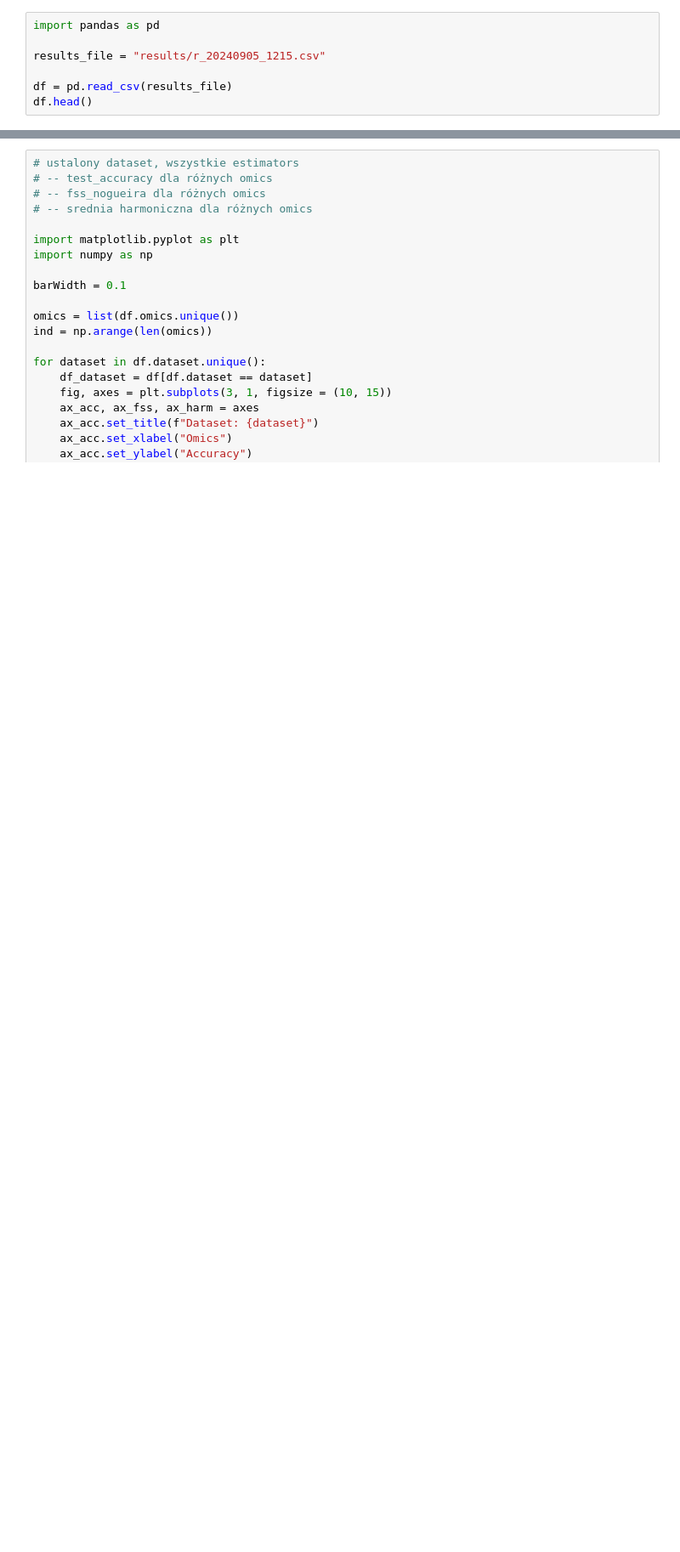
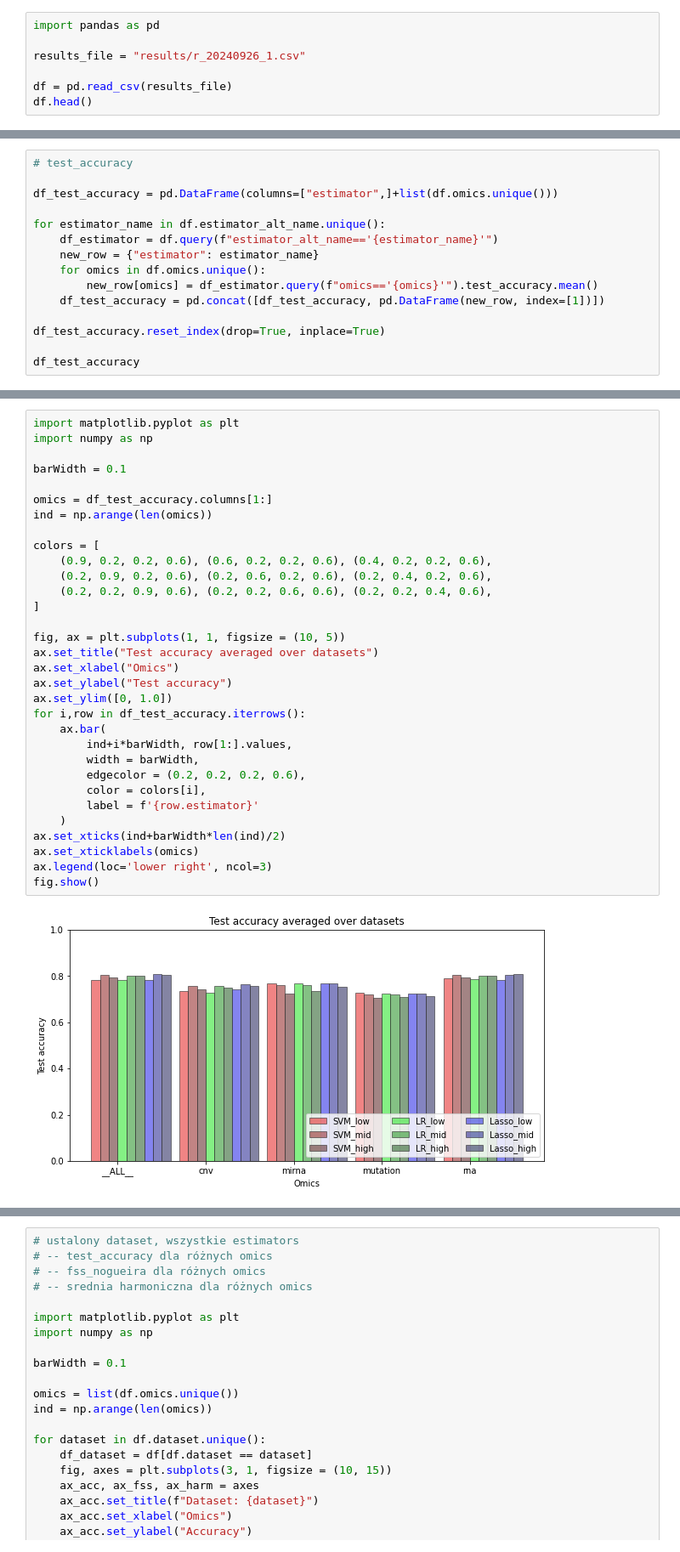
Before and after one commit to tlukaszuk/feature-selection-stability-on-multi-omics-data, a Jupyter notebook: results_presentation.ipynb, the cells around one changed output, grey strips where cells are left out. Shown at 85% size. Cells and saved outputs as stored; diff of their text form; blank space fills up the shorter version.

Commit message:
new results and datasets info

```diff
--- a/results_presentation.ipynb
+++ b/results_presentation.ipynb
@@ -1,7 +1,7 @@
 # %%
 import pandas as pd
 
-results_file = "results/r_20240905_1215.csv"
+results_file = "results/r_20240926_1.csv"
 
 df = pd.read_csv(results_file)
 df.head()
@@ -7,0 +15,15 @@ df.head()
+# %%
+# test_accuracy
+
+df_test_accuracy = pd.DataFrame(columns=["estimator",]+list(df.omics.unique()))
+
+for estimator_name in df.estimator_alt_name.unique():
+    df_estimator = df.query(f"estimator_alt_name=='{estimator_name}'")
+    new_row = {"estimator": estimator_name}
+    for omics in df.omics.unique():
+        new_row[omics] = df_estimator.query(f"omics=='{omics}'").test_accuracy.mean()
+    df_test_accuracy = pd.concat([df_test_accuracy, pd.DataFrame(new_row, index=[1])])
+
+df_test_accuracy.reset_index(drop=True, inplace=True)
+
+df_test_accuracy
@@ -7,0 +41,34 @@ df.head()
+# %%
+import matplotlib.pyplot as plt
+import numpy as np
+
+barWidth = 0.1
+
+omics = df_test_accuracy.columns[1:]
+ind = np.arange(len(omics))
+
+colors = [
+    (0.9, 0.2, 0.2, 0.6), (0.6, 0.2, 0.2, 0.6), (0.4, 0.2, 0.2, 0.6),
+    (0.2, 0.9, 0.2, 0.6), (0.2, 0.6, 0.2, 0.6), (0.2, 0.4, 0.2, 0.6),
+    (0.2, 0.2, 0.9, 0.6), (0.2, 0.2, 0.6, 0.6), (0.2, 0.2, 0.4, 0.6),
+]
+
+fig, ax = plt.subplots(1, 1, figsize = (10, 5))
+ax.set_title("Test accuracy averaged over datasets")
+ax.set_xlabel("Omics")
+ax.set_ylabel("Test accuracy")
+ax.set_ylim([0, 1.0])
+for i,row in df_test_accuracy.iterrows():
+    ax.bar(
+        ind+i*barWidth, row[1:].values,
+        width = barWidth,
+        edgecolor = (0.2, 0.2, 0.2, 0.6),
+        color = colors[i],
+        label = f'{row.estimator}'
+    )
+ax.set_xticks(ind+barWidth*len(ind)/2)
+ax.set_xticklabels(omics)
+ax.legend(loc='lower right', ncol=3)
+fig.show()
+# %% [output]
+[figure, added]
```
Also changed, not shown: parts of 6 cells of this notebook, 9 other files.
